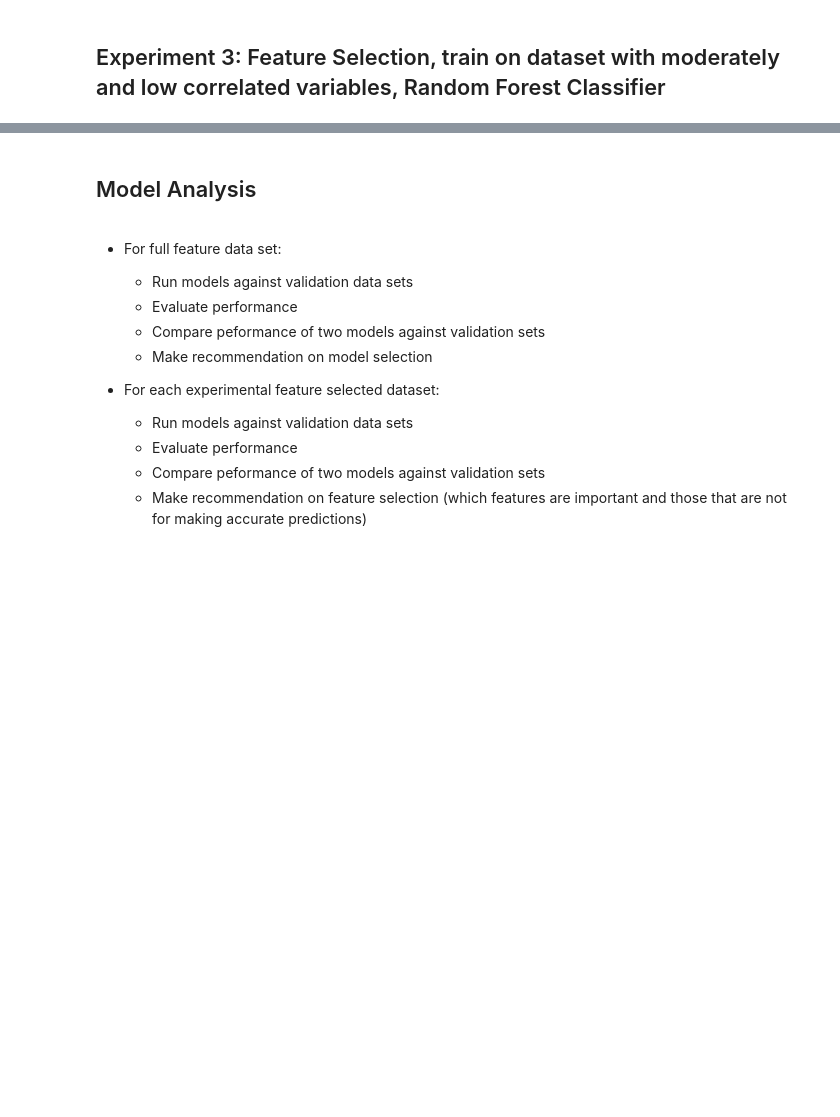
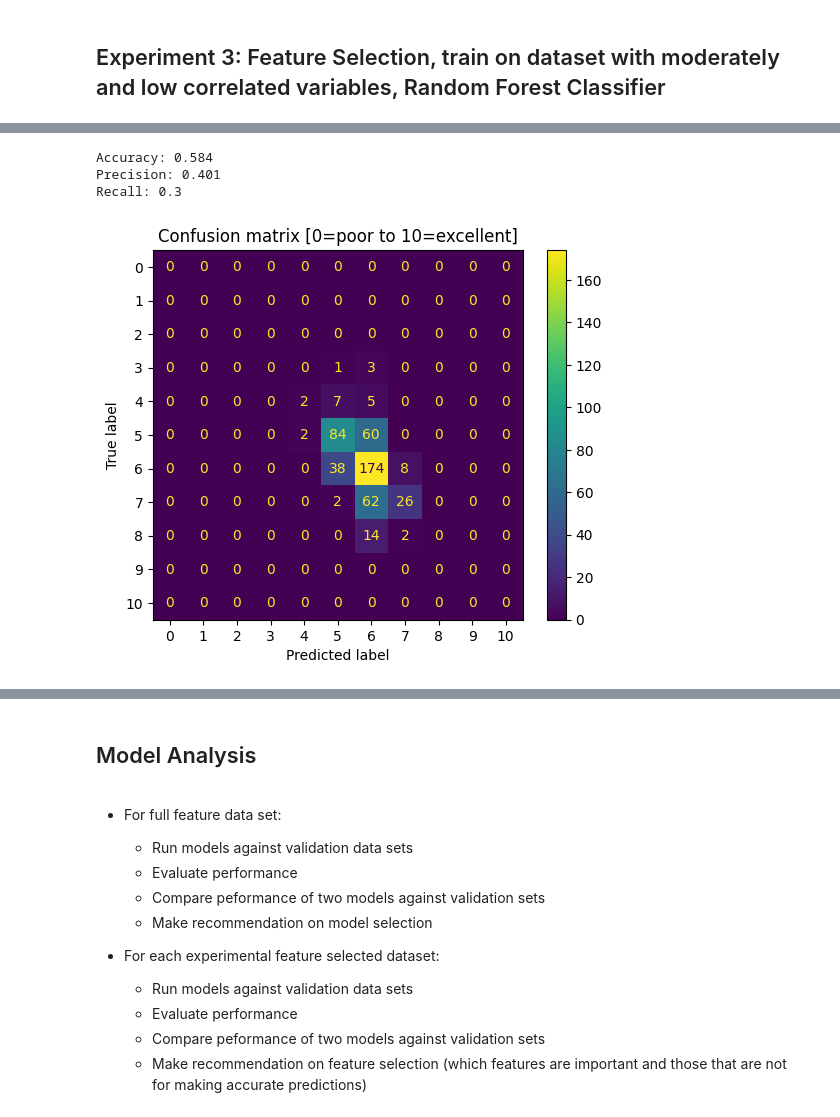
Before and after one commit to dangrant6/Wine-Quality, a Jupyter notebook: wine-quality-analysis.ipynb, the cells around one changed output, grey strips where cells are left out. Drawn from its saved outputs; the diff is of its cells as text; code cells hidden in the pictures; blank space fills up the shorter version.

Commit message:
Couple SVC tests

```diff
--- a/wine-quality-analysis.ipynb
+++ b/wine-quality-analysis.ipynb
@@ -388,0 +392,44 @@ Recall: 0.454
+# %%
+def svm_classifier_train(svm_model, X_train, y_train):
+    svm_model.fit(X_train, y_train)
+
+def svm_classifier_run_experiment(svm_model, X_exp, y_exp):
+
+    # Run prediction on experiment data
+    y_pred = svm_model.predict(X_exp)
+
+    accuracy = accuracy_score(y_exp, y_pred)
+    precision = precision_score(y_exp, y_pred, average='macro', zero_division=0)
+    recall = recall_score(y_exp, y_pred, average='macro', zero_division=0)
+
+    print("Accuracy:", round(accuracy, 3))
+    print("Precision:", round(precision, 3))
+    print("Recall:", round(recall, 3))
+
+    # Create the confusion matrix
+    labels = [0, 1, 2, 3, 4, 5, 6, 7, 8, 9, 10]
+    cm = confusion_matrix(y_exp, y_pred, labels=labels)
+
+    ConfusionMatrixDisplay(confusion_matrix=cm).plot()
+    plt.title('Confusion matrix [0=poor to 10=excellent]')
+# %%
+columns = ['fixed acidity', 'volatile acidity', 'citric acid', 'residual sugar', 'chlorides', 'free sulfur dioxide', 'total sulfur dioxide', 'density', 'pH', 'sulphates', 'alcohol']
+
+# Start with control dataset - Train with train_data
+X_train, y_train = train_data[3]
+scaler = StandardScaler()
+X_train = pd.DataFrame(scaler.fit_transform(X_train), columns=columns)
+
+# Initialize model and train
+svm_model = svm.SVC()
+svm_classifier_train(svm_model, X_train, y_train)
+# %%
+# Run on test set
+X_test, y_test = test_data[3]
+X_test = pd.DataFrame(scaler.transform(X_test), columns=columns)  # Scale the test data with the same scaler
+svm_classifier_run_experiment(svm_model, X_test, y_test)
+# %% [output]
+Accuracy: 0.584
+Precision: 0.401
+Recall: 0.3
+[figure, added]
```
Also changed, not shown: parts of 17 cells of this notebook.
